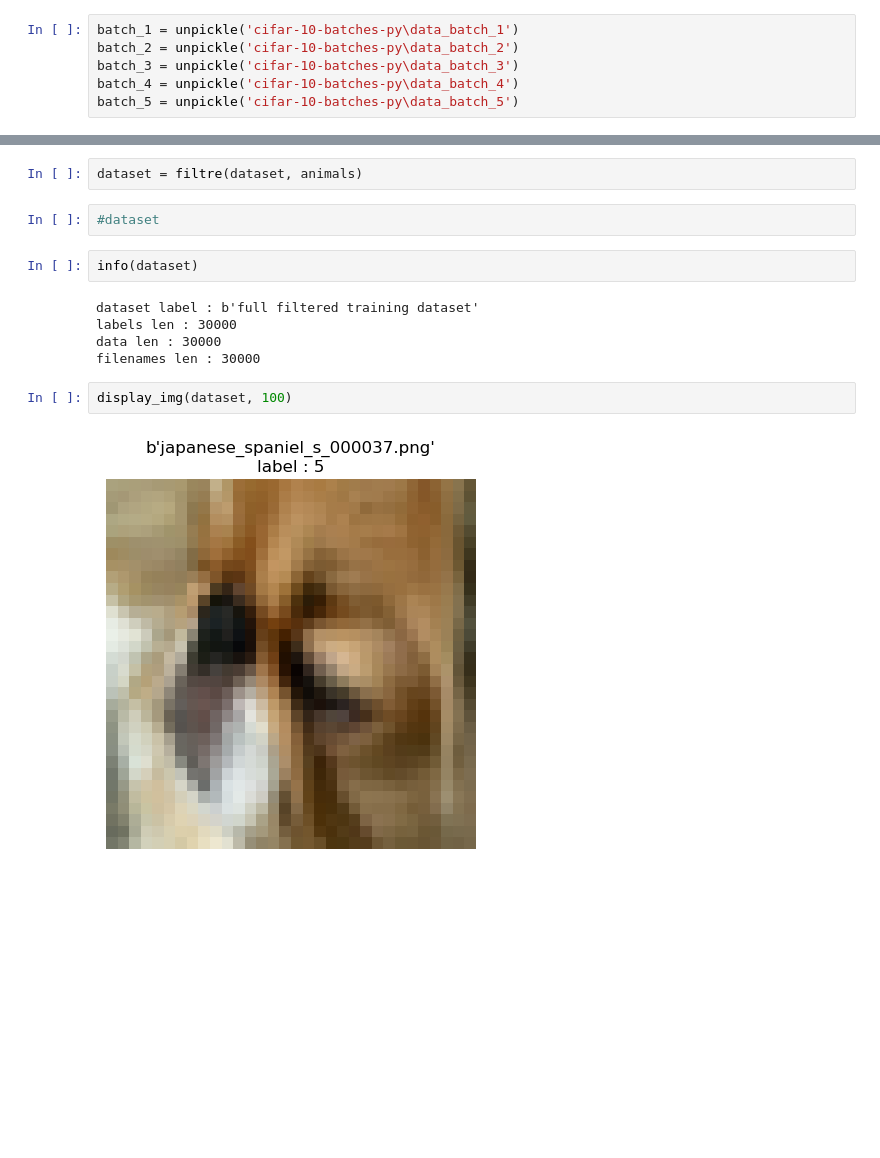
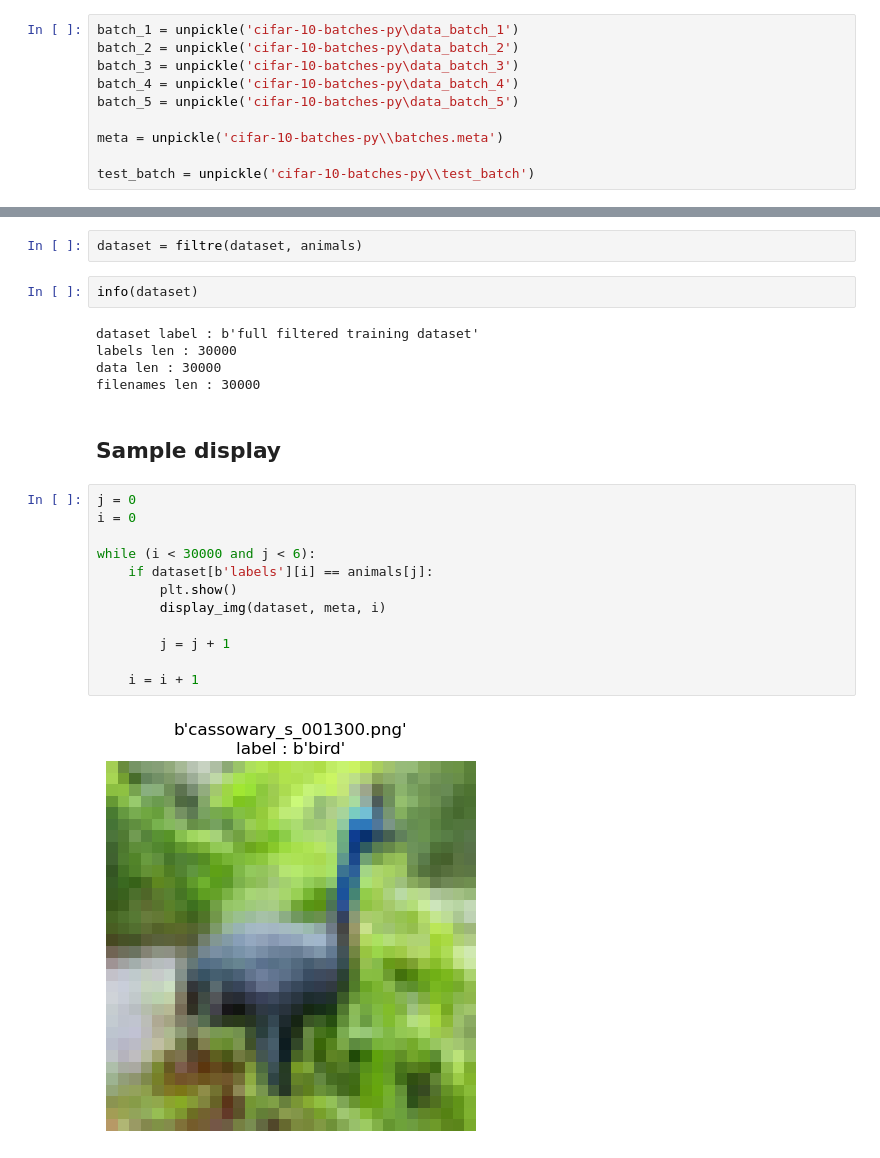
Before and after one commit to brusadelli-luca/neuralzoo, a Jupyter notebook: neuralzoo.ipynb, the cells around one changed output, grey strips where cells are left out. Saved outputs shown, nothing was run; the diff lists cells and outputs as text; blank space fills up the shorter version.

Commit message:
images samples and data exploration

```diff
--- a/neuralzoo.ipynb
+++ b/neuralzoo.ipynb
@@ -9,6 +14,10 @@ batch_2 = unpickle('cifar-10-batches-py\data_batch_2')
 batch_3 = unpickle('cifar-10-batches-py\data_batch_3')
 batch_4 = unpickle('cifar-10-batches-py\data_batch_4')
 batch_5 = unpickle('cifar-10-batches-py\data_batch_5')
+
+meta = unpickle('cifar-10-batches-py\\batches.meta')
+
+test_batch = unpickle('cifar-10-batches-py\\test_batch')
 # %%
 dataset = {
     b'batch_label': b'full training dataset',
@@ -26,8 +37,6 @@ data len : 50000
 filenames len : 50000
 # %%
 dataset = filtre(dataset, animals)
-# %%
-#dataset
 # %%
 info(dataset)
 # %% [output]
@@ -35,7 +44,19 @@ dataset label : b'full filtered training dataset'
 labels len : 30000
 data len : 30000
 filenames len : 30000
-# %%
-display_img(dataset, 100)
-# %% [output]
-[figure, removed]
+# %% [markdown]
+## Sample display
+# %%
+j = 0
+i = 0
+
+while (i < 30000 and j < 6):
+    if dataset[b'labels'][i] == animals[j]:
+        plt.show()
+        display_img(dataset, meta, i)
+
+        j = j + 1
+
+    i = i + 1
+# %% [output]
+[figure, added]
```
Also changed, not shown: parts of 6 cells of this notebook.
